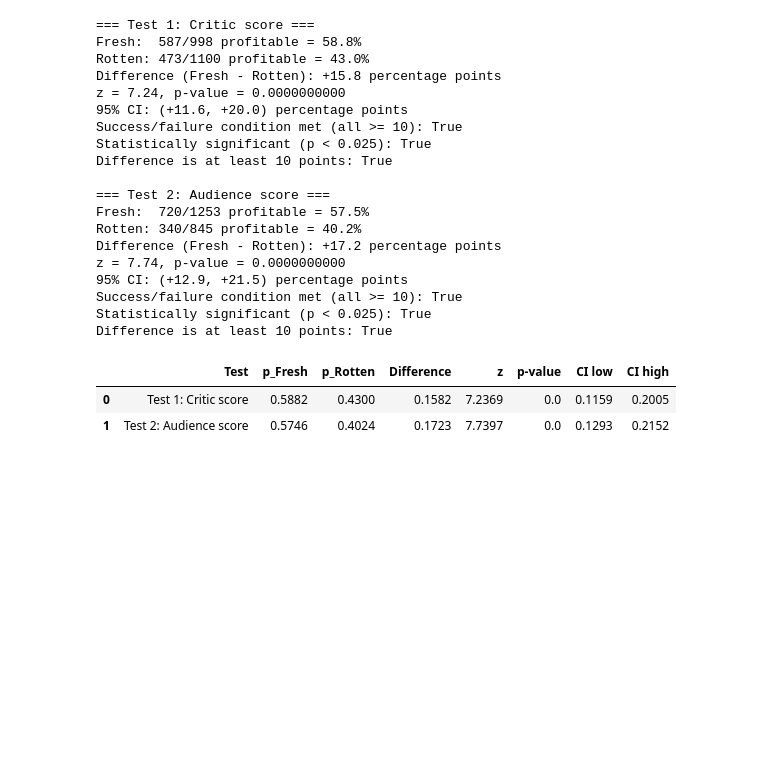
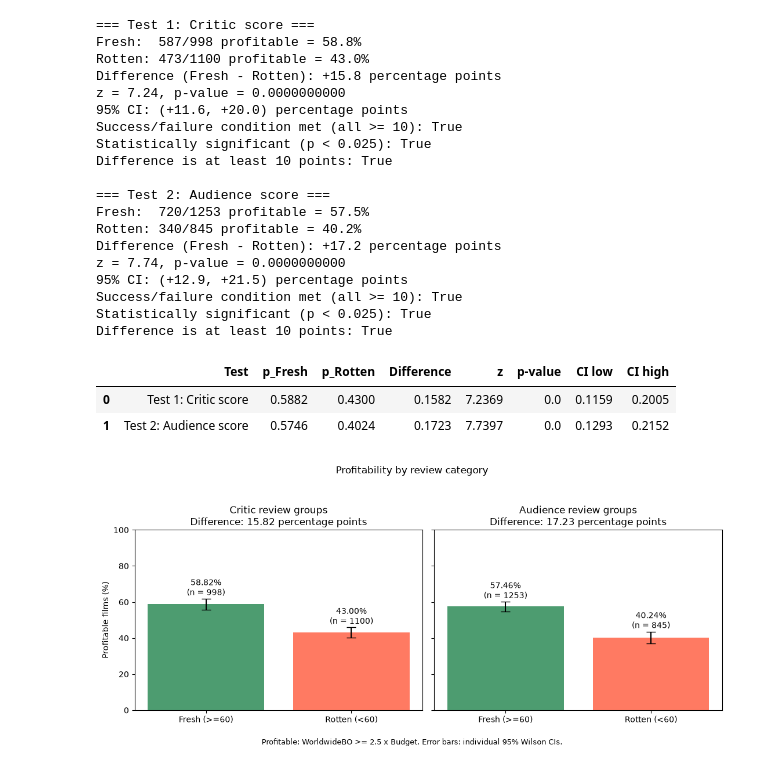
Before and after one commit to Galacticica/data-science-class, a Jupyter notebook: MovieData/movies.ipynb, the cells around one changed output. Drawn from its saved outputs; the diff is of its cells as text; code cells hidden in the pictures; blank space fills up the shorter version.

```diff
--- a/MovieData/movies.ipynb
+++ b/MovieData/movies.ipynb
@@ -98,6 +104,7 @@ All rows that were missing values were dropped as they need all 4 values for ana
 clean["Profitable"] = clean["Profit"] >= 2.5            # made back 2.5x budget
 clean["CriticFresh"] = clean["RottenTomatoes"] >= 60    # RT's "Fresh" cutoff
 clean["AudienceFresh"] = clean["AudienceScore"] >= 60   # RT's positive audience cutoff
+clean["Profit_Ratio"] = clean["WorldwideBO"] / clean["Budget"]
 
 ALPHA = 0.025
 MIN_EFFECT = 0.10
@@ -164,3 +171,58 @@ Difference is at least 10 points: True
 |  | Test | p_Fresh | p_Rotten | Difference | z | p-value | CI low | CI high |
 | 0 | Test 1: Critic score | 0.5882 | 0.4300 | 0.1582 | 7.2369 | 0.0 | 0.1159 | 0.2005 |
 | 1 | Test 2: Audience score | 0.5746 | 0.4024 | 0.1723 | 7.7397 | 0.0 | 0.1293 | 0.2152 |
+# %%
+# Figure for the two-proportion z-tests
+from pathlib import Path
+
+figures_dir = Path("figures")
+figures_dir.mkdir(parents=True, exist_ok=True)
+z_critical = stats.norm.ppf(0.975)
+fig, axes = plt.subplots(1, 2, figsize=(11, 5), sharey=True)
+
+for ax, group_col, title in zip(
+    axes,
+    ["CriticFresh", "AudienceFresh"],
+    ["Critic review groups", "Audience review groups"]
+):
+    proportions, lower, upper, counts = [], [], [], []
+    for fresh in [True, False]:
+        outcomes = clean.loc[clean[group_col] == fresh, "Profitable"]
+        n = len(outcomes)
+        if n == 0:
+            raise ValueError(f"{group_col}: one review group has no films.")
+        proportion = outcomes.mean()
+        # Individual 95% Wilson confidence interval for each proportion.
+        denominator = 1 + z_critical**2 / n
+        center = (proportion + z_critical**2 / (2 * n)) / denominator
+        margin = z_critical * np.sqrt(
+            proportion * (1 - proportion) / n + z_critical**2 / (4 * n**2)
+        ) / denominator
+        proportions.append(proportion)
+        lower.append(center - margin)
+        upper.append(center + margin)
+        counts.append(n)
+
+    percentages = np.array(proportions) * 100
+    errors = np.array([
+        np.array(proportions) - np.array(lower),
+        np.array(upper) - np.array(proportions)
+    ]) * 100
+    ax.bar(["Fresh (>=60)", "Rotten (<60)"], percentages,
+           yerr=errors, capsize=6, color=["seagreen", "tomato"], alpha=0.85)
+    for i, (percentage, high, n) in enumerate(zip(percentages, upper, counts)):
+        ax.text(i, high * 100 + 2, f"{percentage:.2f}%\n(n = {n})", ha="center")
+    difference = percentages[0] - percentages[1]
+    ax.set_title(f"{title}\nDifference: {difference:.2f} percentage points")
+    ax.set_ylim(0, 100)
+
+axes[0].set_ylabel("Profitable films (%)")
+fig.suptitle("Profitability by review category")
+fig.text(0.5, 0.02,
+         "Profitable: WorldwideBO >= 2.5 x Budget. Error bars: individual 95% Wilson CIs.",
+         ha="center", fontsize=9)
+fig.tight_layout(rect=[0, 0.06, 1, 0.94])
+fig.savefig(figures_dir / "ztest_comparisons.png", dpi=300, bbox_inches="tight")
+plt.show()
+# %% [output]
+[figure, added]
```
Also changed, not shown: parts of 12 cells of this notebook, 7 other files.
